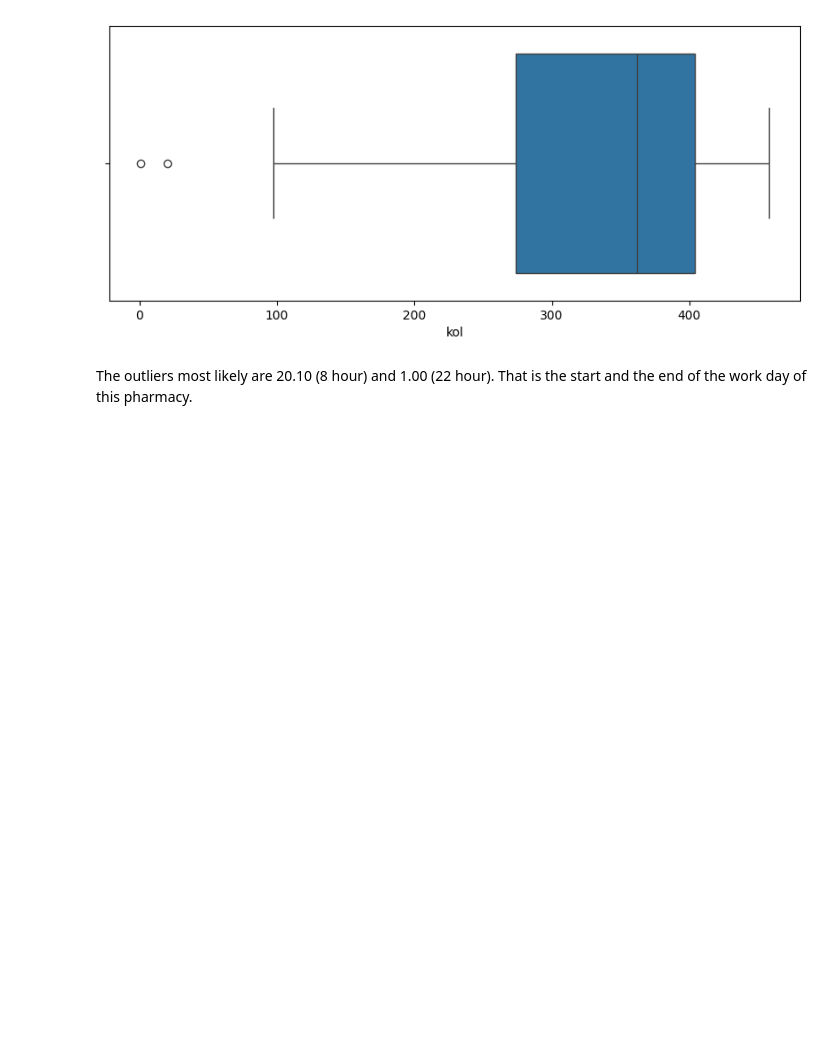
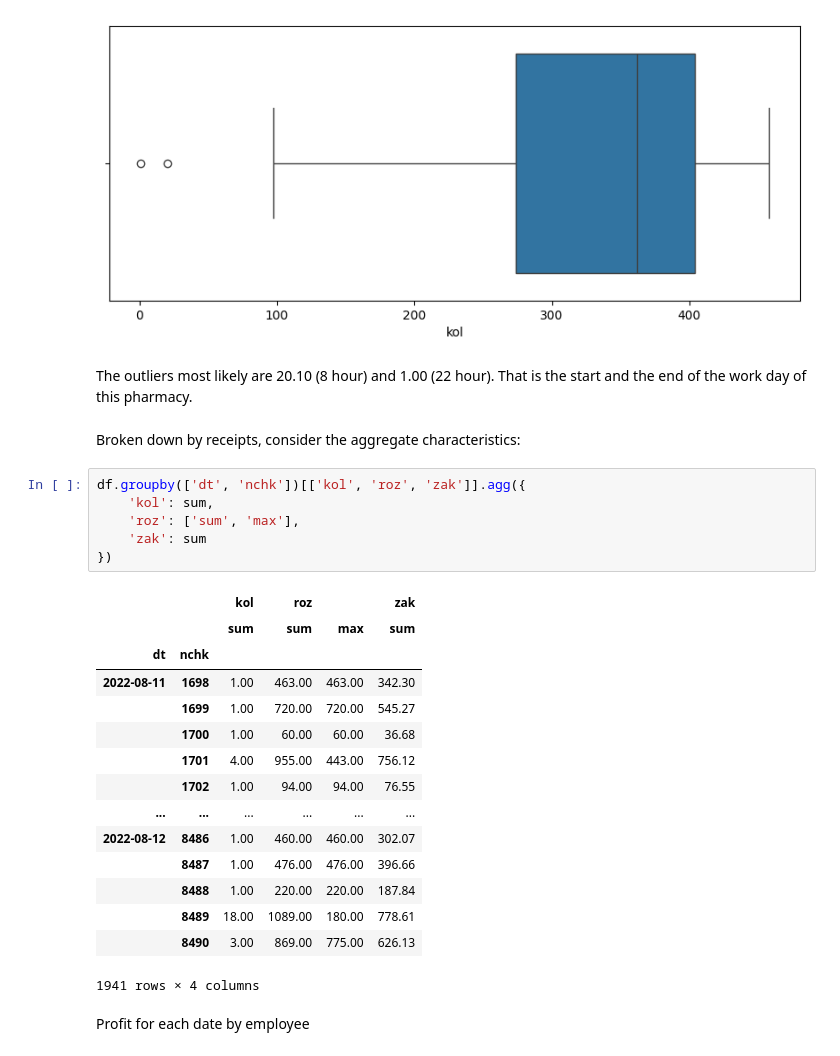
Before and after one commit to norriddx/pharmacy-analysis, a Jupyter notebook: eda.ipynb, the cells around one changed output. Drawn from its saved outputs; the diff is of its cells as text; blank space fills up the shorter version.

```diff
--- a/eda.ipynb
+++ b/eda.ipynb
@@ -277,3 +277,29 @@ sns.boxplot(distr, orient='h')
 [figure]
 # %% [markdown]
 The outliers most likely are 20.10 (8 hour) and 1.00 (22 hour). That is the start and the end of the work day of this pharmacy.
+# %% [markdown]
+Broken down by receipts, consider the aggregate characteristics:
+# %%
+df.groupby(['dt', 'nchk'])[['kol', 'roz', 'zak']].agg({
+    'kol': sum,
+    'roz': ['sum', 'max'],
+    'zak': sum
+})
+# %% [output]
+|  |  | kol | roz |  | zak |
+|  |  | sum | sum | max | sum |
+| dt | nchk |  |  |  |  |
+| 2022-08-11 | 1698 | 1.00 | 463.00 | 463.00 | 342.30 |
+|  | 1699 | 1.00 | 720.00 | 720.00 | 545.27 |
+|  | 1700 | 1.00 | 60.00 | 60.00 | 36.68 |
+|  | 1701 | 4.00 | 955.00 | 443.00 | 756.12 |
+|  | 1702 | 1.00 | 94.00 | 94.00 | 76.55 |
+| ... | ... | ... | ... | ... | ... |
+| 2022-08-12 | 8486 | 1.00 | 460.00 | 460.00 | 302.07 |
+|  | 8487 | 1.00 | 476.00 | 476.00 | 396.66 |
+|  | 8488 | 1.00 | 220.00 | 220.00 | 187.84 |
+|  | 8489 | 18.00 | 1089.00 | 180.00 | 778.61 |
+|  | 8490 | 3.00 | 869.00 | 775.00 | 626.13 |
+1941 rows × 4 columns
+# %% [markdown]
+Profit for each date by employee
```
Also changed, not shown: parts of 1 cell of this notebook.
